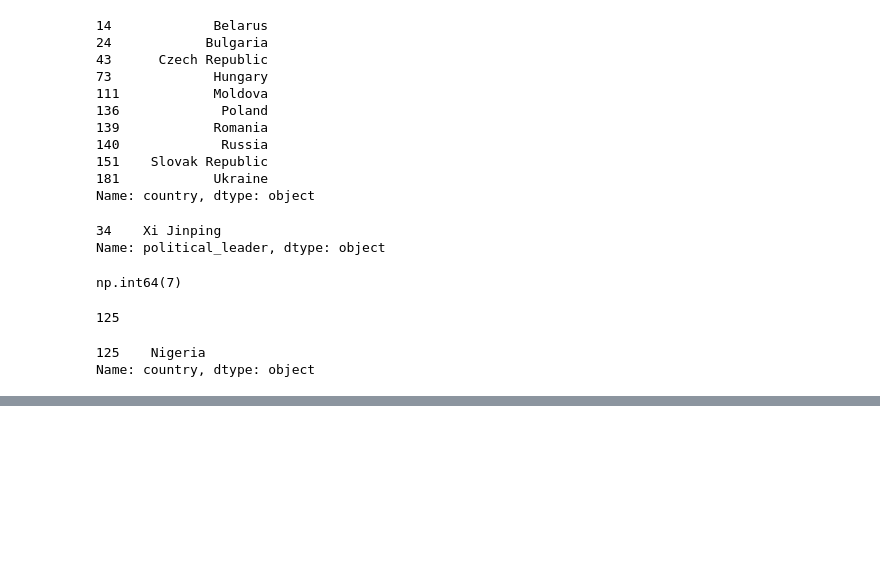
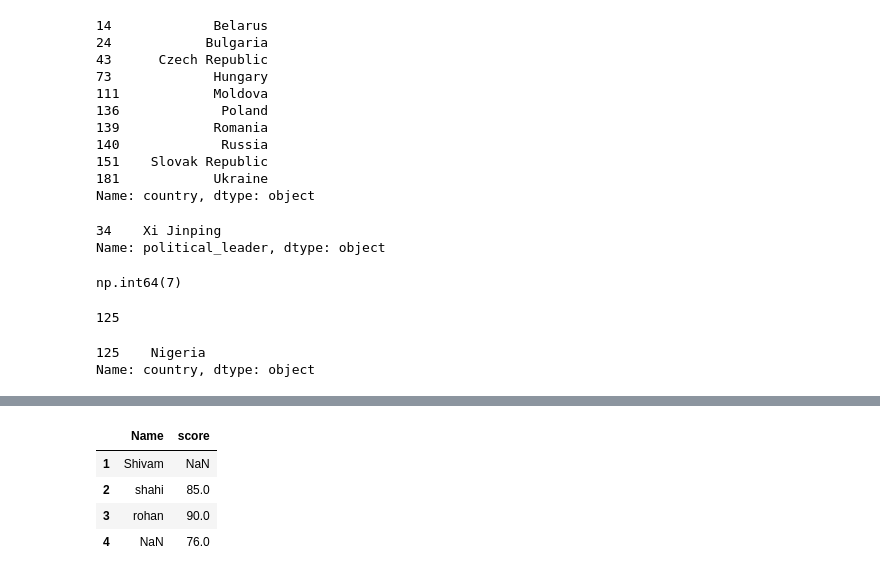
Before and after one commit to shivam-kumar3/Complete-Machine-Learning-NLP-Bootcamp-MLOPS-Deployment, a Jupyter notebook: Section 11 - Data Analysis/pandaa.ipynb, the cells around one changed output, grey strips where cells are left out. Drawn from its saved outputs; the diff is of its cells as text; code cells hidden in the pictures; blank space fills up the shorter version.

```diff
--- a/Section 11 - Data Analysis/pandaa.ipynb
+++ b/Section 11 - Data Analysis/pandaa.ipynb
@@ -508,0 +606,16 @@ Name: country, dtype: object
+# %%
+df1 = pd.DataFrame({
+    'Name': ['Shivam','shahi','rohan']
+},index=[1,2,3])
+
+df2 = pd.DataFrame({
+    'score':[85,90,76]
+},index=[2,3,4])
+# %%
+df1.join(df2,how='outer')
+# %% [output]
+|  | Name | score |
+| 1 | Shivam | NaN |
+| 2 | shahi | 85.0 |
+| 3 | rohan | 90.0 |
+| 4 | NaN | 76.0 |
```
Also changed, not shown: parts of 15 cells of this notebook, 1 other file.
